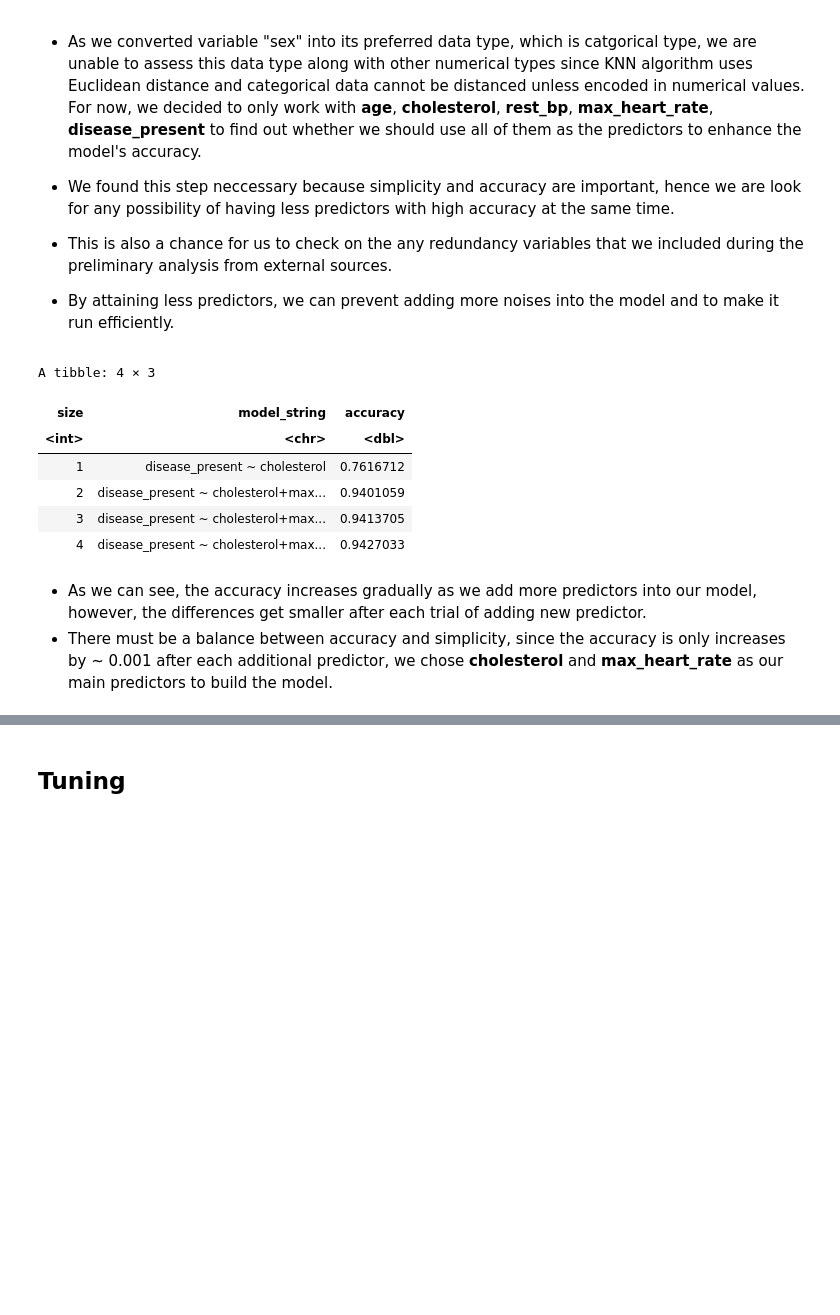
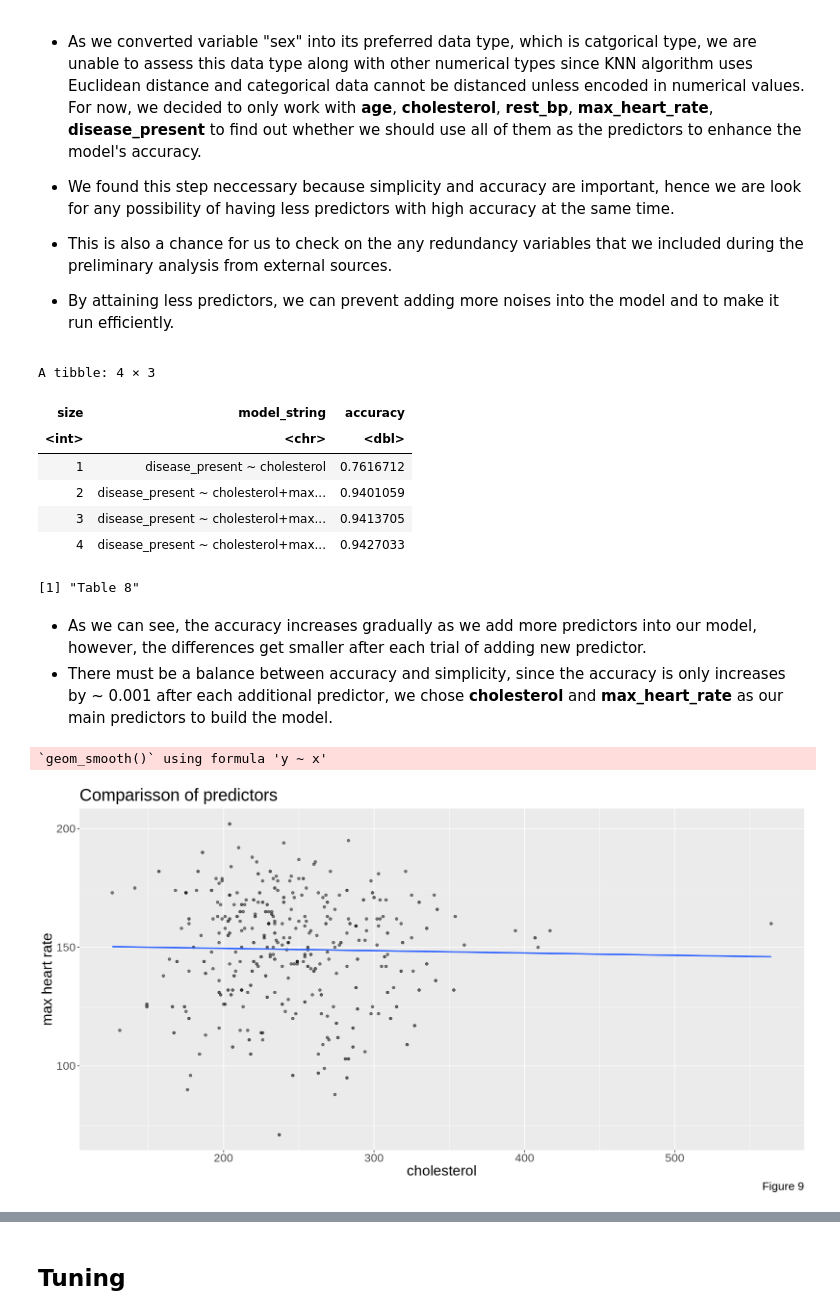
Before and after one commit to vyle2003/DSCI-100-Project, a Jupyter notebook: DSCI 100 Project Report.ipynb, the cells around one changed output, grey strips where cells are left out. Cells and saved outputs as stored; diff of their text form; code cells hidden in the pictures; blank space fills up the shorter version.

```diff
--- a/DSCI 100 Project Report.ipynb
+++ b/DSCI 100 Project Report.ipynb
@@ -324,6 +332,7 @@ for (i in 1:n_total) {
     names <- names[-jstar]
 }
 accuracies
+print("Table 8")
 # %% [output]
 A tibble: 4 × 3
 | size | model_string | accuracy |
@@ -332,6 +341,19 @@ A tibble: 4 × 3
 | 2 | disease_present ~ cholesterol+max... | 0.9401059 |
 | 3 | disease_present ~ cholesterol+max... | 0.9413705 |
 | 4 | disease_present ~ cholesterol+max... | 0.9427033 |
+[1] "Table 8"
 # %% [markdown]
 - As we can see, the accuracy increases gradually as we add more predictors into our model, however, the differences get smaller after  each trial of adding new predictor.
 - There must be a balance between accuracy and simplicity, since the accuracy is only increases by ~ 0.001 after each additional predictor, we chose **cholesterol** and **max_heart_rate** as our main predictors to build the model.
+# %%
+predictors_plot <- heart_data |>
+    ggplot(aes(x = cholesterol, y = max_heart_rate)) +
+    geom_point(alpha = 0.2) +
+    geom_smooth(method = "lm", se = FALSE) +
+    labs(x = "cholesterol", y = "max heart rate", caption = "Figure 9") +
+    theme(text = element_text(size = 20)) +
+    ggtitle("Comparisson of predictors")
+predictors_plot
+# %% [output]
+`geom_smooth()` using formula 'y ~ x'
+[figure, added]
```
Also changed, not shown: parts of 17 cells of this notebook.
